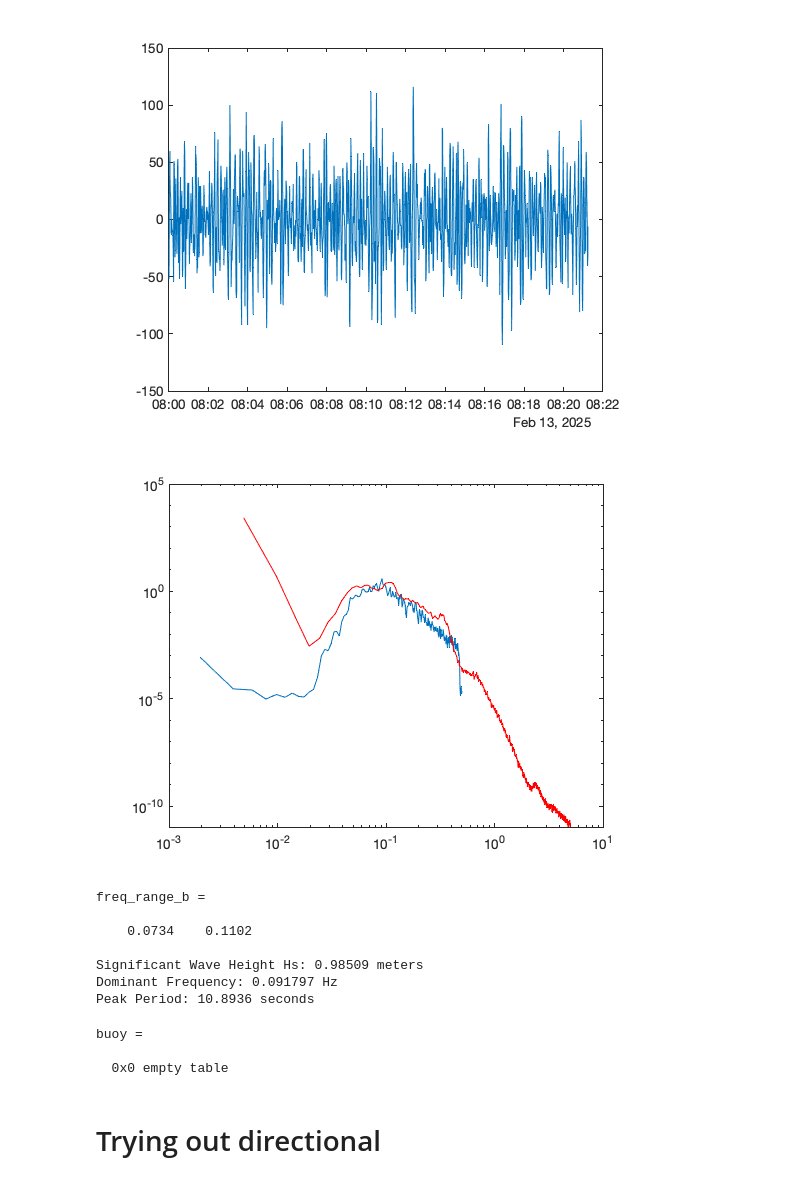
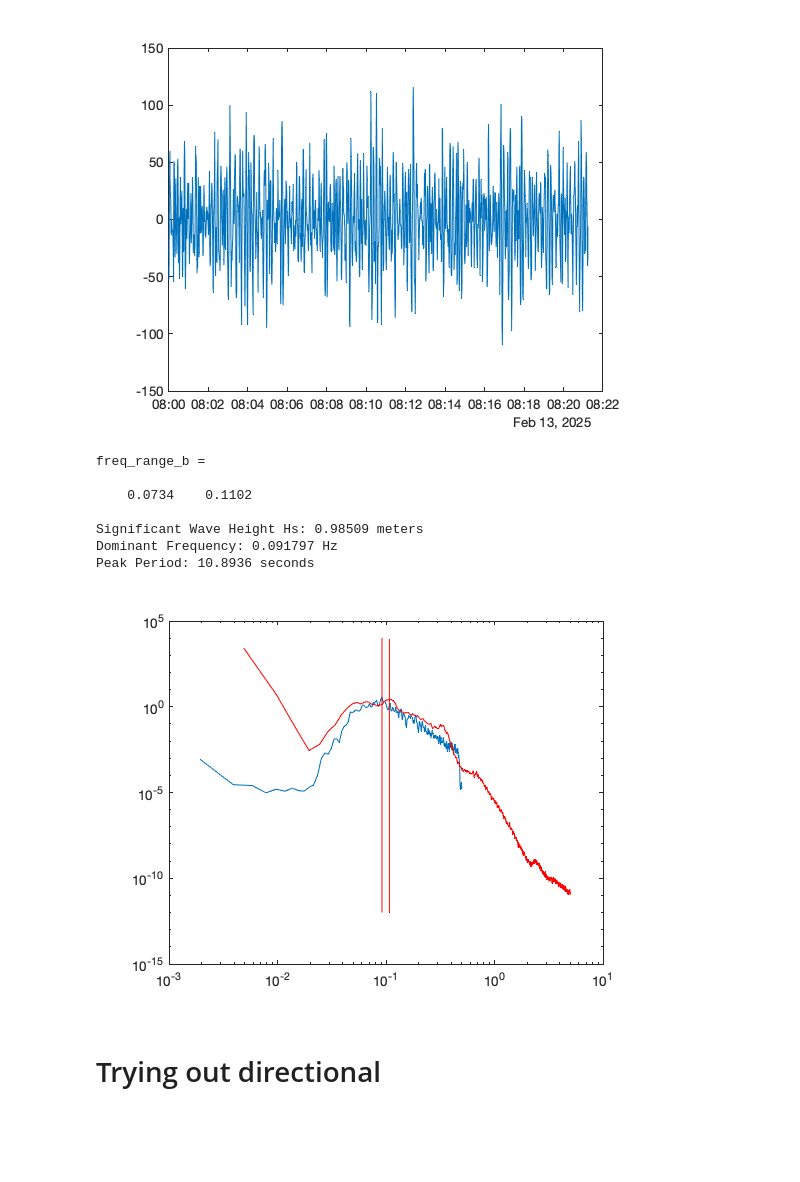
Before and after one commit to alesss42/glider_wave, a Jupyter notebook: Analysis/Studying_waves.ipynb, the cells around one changed output. Cells and saved outputs as stored; diff of their text form; code cells hidden in the pictures; blank space fills up the shorter version.

```diff
--- a/Analysis/Studying_waves.ipynb
+++ b/Analysis/Studying_waves.ipynb
@@ -455,47 +346,43 @@ plot(time, buoy.V)
 [figure]
 # %%
 [B,kb]=fast_psd(buoy.V./100,2^9,1);
-loglog(kb,B); hold on
-loglog(k, P_eta, 'r'); hold on
-# %% [output]
-[figure, removed]
 # %%
 % Step 1: Find the dominant frequency (peak frequency)
 [~, idx_peak] = max(B);  % Find index of maximum displacement spectrum
 f_peak_b = kb(idx_peak);  % Dominant frequency
 
 % Step 2: Define a frequency range around the peak (e.g., ±20% of the peak frequency)
 freq_range_b = [f_peak_b * 0.8, f_peak_b * 1.2]  % Range around the peak frequency
 
 % Step 3: Find indices for the frequency range
 freq_indices_b = find(kb >= freq_range_b(1) & kb <= freq_range_b(2));
 
 % Step 4: Integrate over the selected frequency range (S_eta over the range)
 m0b = trapz(kb(freq_indices_b), B(freq_indices_b));  % Numerical integration over the selected range
 
 % Step 5: Calculate Significant Wave Height (H_s)
 H_s_b = 4 * sqrt(m0b);
 
 % Display result
 disp(['Significant Wave Height Hs: ', num2str(H_s_b), ' meters']);
 T_peak_b = 1 / f_peak_b;
 
 % Display results
 disp(['Dominant Frequency: ', num2str(f_peak_b), ' Hz']);
 disp(['Peak Period: ', num2str(T_peak_b), ' seconds']);
+
+loglog(kb,B); hold on
+loglog(k, P_eta, 'r'); hold on
+ line([f_peak f_peak], ylim', 'color', 'r') % peak frequency
+ line([f_peak_b f_peak_b], ylim', 'color', 'r') % peak frequency
 # %% [output]
 freq_range_b =
 
     0.0734    0.1102
 
 Significant Wave Height Hs: 0.98509 meters
 Dominant Frequency: 0.091797 Hz
 Peak Period: 10.8936 seconds
+[figure, added]
-# %%
-buoy
-# %% [output]
-buoy =
-
-  0x0 empty table
 # %% [markdown]
 # Trying out directional
```
Also changed, not shown: parts of 61 cells of this notebook.
